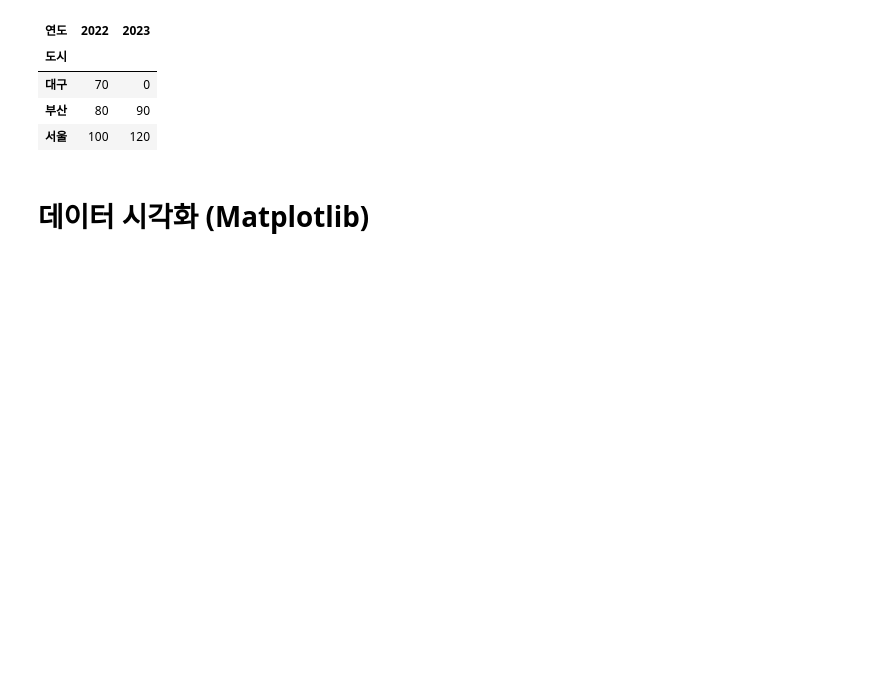
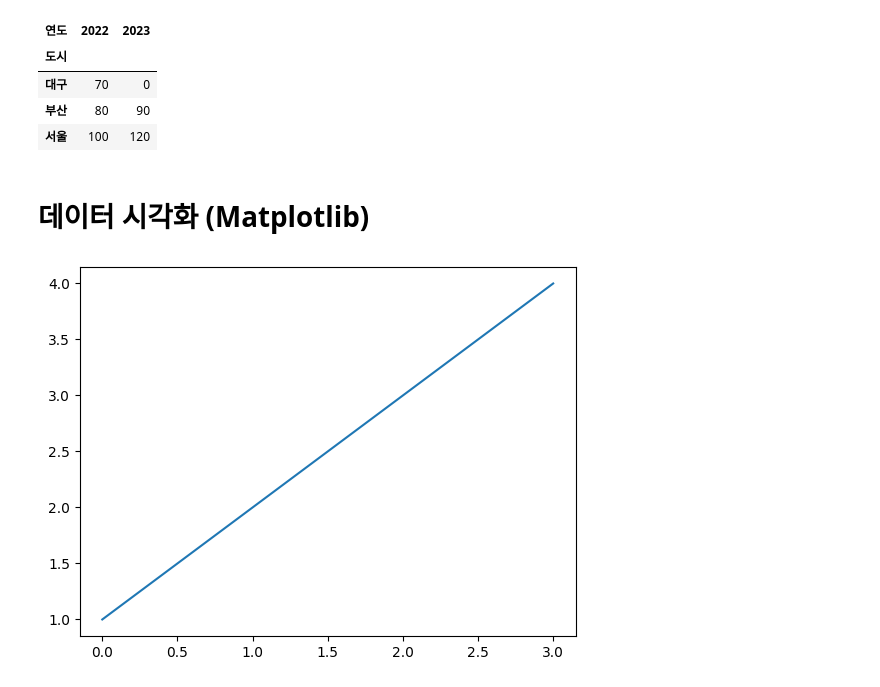
Before and after one commit to hyebinrk/python, a Jupyter notebook: py11.ipynb, the cells around one changed output. Saved outputs shown, nothing was run; the diff lists cells and outputs as text; code cells hidden in the pictures; blank space fills up the shorter version.

```diff
--- a/py11.ipynb
+++ b/py11.ipynb
@@ -366,3 +366,9 @@ pivot
 | 서울 | 100 | 120 |
 # %% [markdown]
 # 데이터 시각화 (Matplotlib)
+# %%
+import matplotlib.pyplot as plt
+plt.plot([1,2,3,4])
+plt.show()
+# %% [output]
+[figure, added]
```
Also changed, not shown: parts of 10 cells of this notebook, 27 other files.
